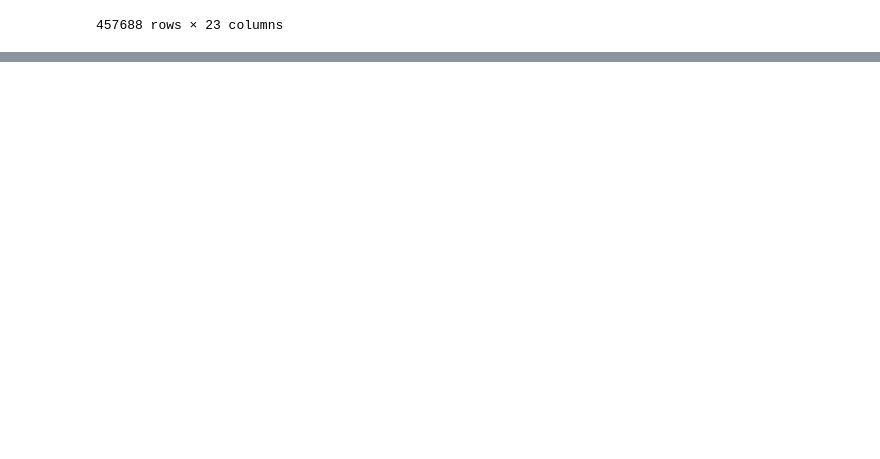
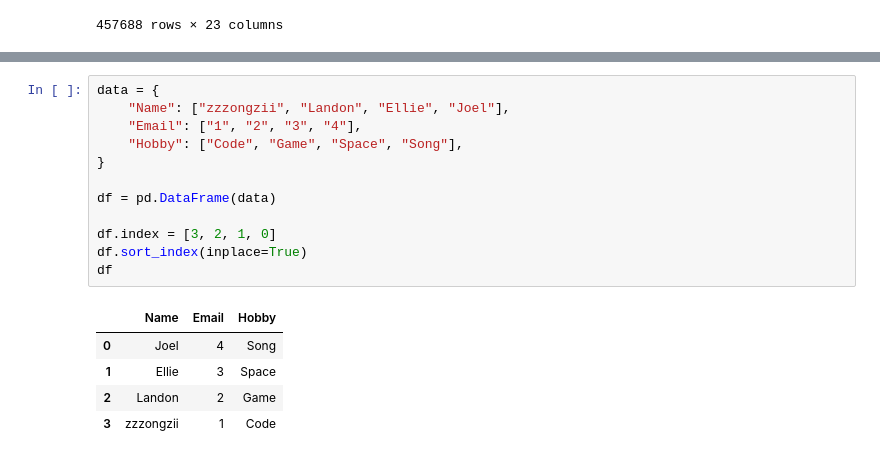
Before and after one commit to LandonZhang/modulesLearn, a Jupyter notebook: pandas/tutorial.ipynb, the cells around one changed output, grey strips where cells are left out. Cells and saved outputs as stored; diff of their text form; blank space fills up the shorter version.

```diff
--- a/pandas/tutorial.ipynb
+++ b/pandas/tutorial.ipynb
@@ -208,0 +229,18 @@ dataset.select_dtypes("int")
+# %%
+data = {
+    "Name": ["zzzongzii", "Landon", "Ellie", "Joel"],
+    "Email": ["1", "2", "3", "4"],
+    "Hobby": ["Code", "Game", "Space", "Song"],
+}
+
+df = pd.DataFrame(data)
+
+df.index = [3, 2, 1, 0]
+df.sort_index(inplace=True)
+df
+# %% [output]
+|  | Name | Email | Hobby |
+| 0 | Joel | 4 | Song |
+| 1 | Ellie | 3 | Space |
+| 2 | Landon | 2 | Game |
+| 3 | zzzongzii | 1 | Code |
```
Also changed, not shown: parts of 37 cells of this notebook, 6 other files.
